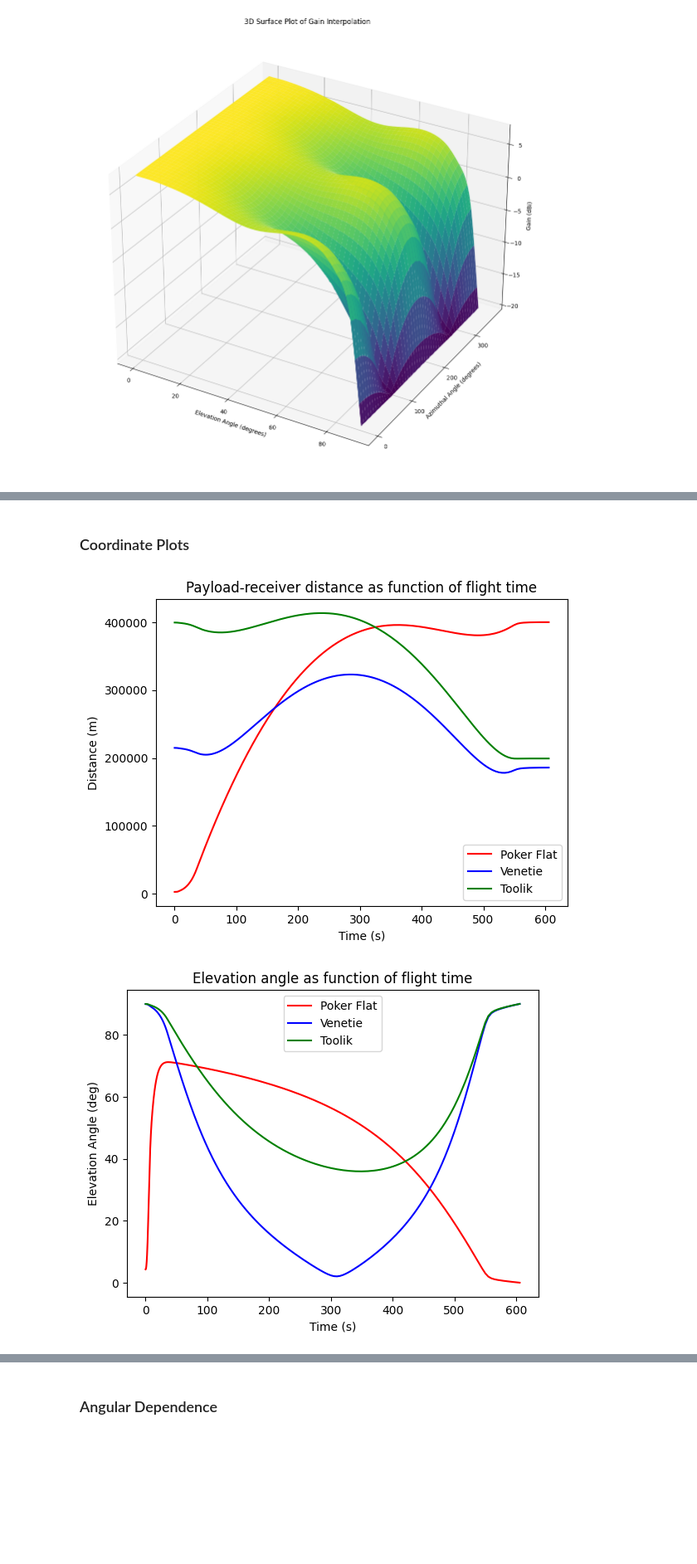
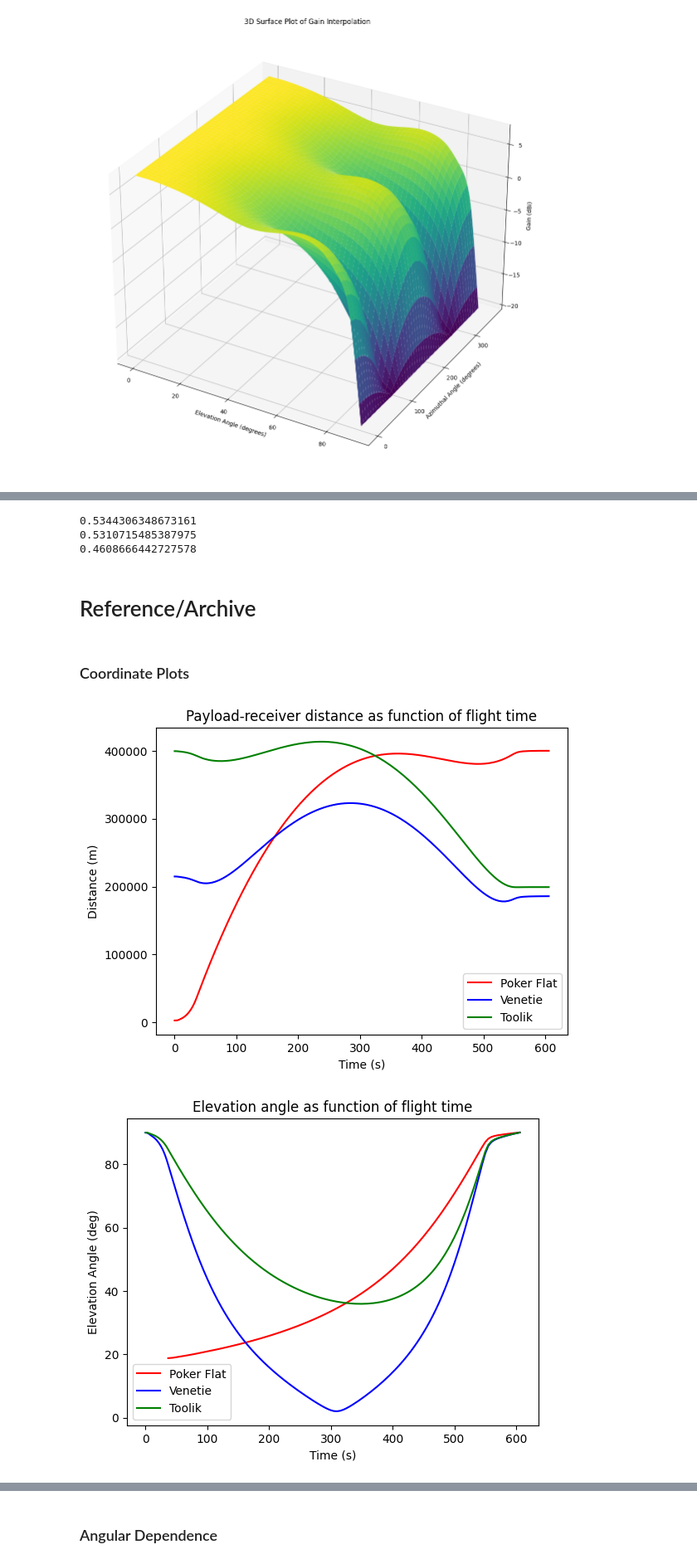
Before and after one commit to swallace23/link_margin, a Jupyter notebook: Link Margin Calculations.ipynb, the cells around one changed output, grey strips where cells are left out. Shown at 83% size. Cells and saved outputs as stored; diff of their text form; code cells hidden in the pictures; blank space fills up the shorter version.

```diff
--- a/Link Margin Calculations.ipynb
+++ b/Link Margin Calculations.ipynb
@@ -202,25 +20,0 @@ plt.show()
-# %%
-## Same idea as examining the effects of changing height along the trajectory -- look at the misalignment between rx and tx antennas and examine dependence
-
-## resetting height parameters to top of the trajectory
-ht_rocket=500.0
-Rrocket = ht_rocket*1.0e3
-if Rrocket_mod is None: R=Rrocket
-Lpath = (4.*np.pi*R*freq/c_speed)
-
-# Changing RX angle misalignmnent
-angle_array = []
-for n in range(0,90,1):
-    angle_array.append(n)
-
-received_array = []
-
-for level_pwr in power_array:
-    received_array_element = []
-    for x in angle_array:
-        rxAng = x
-        txPwr = level_pwr
-        Pwr_rx = (txPwr*(10.0**(Gtx/10.)*np.cos(txAng*np.pi/180.)**2)*(10.0**(Grx/10.)*np.cos(rxAng*np.pi/180.)**2))/Lpath # Received Power in Watts at input to receiver (i.e. without LNA gain)
-        #print(Pwr_rx)
-        received_array_element.append(10*np.log10(Pwr_rx))
-    received_array.append(received_array_element)
@@ -412,7 +119,7 @@ for i, time in enumerate(traj_arraysrt["Time"]):
 	    R_EARTH + altitude, np.pi/2 - np.radians(latitude), np.radians(longitude)
 	)
 	radiipf.append(rpf)
-	thetaspf.append(np.degrees(np.arcsin(altitude/rpf)))
+	thetaspf.append(np.degrees(np.arccos(altitude/rpf)))
 	ppf = np.degrees(ppf)
 	if ppf < 0:
 		ppf += 180
@@ -900,6 +178,8 @@ def rbf_nec_data(signal_data):
 	totals = signal_data['TOTAL'].to_numpy()
 	interp = rbf(list(zip(theta_vals, phi_vals)), totals)
 	return lambda thet, ph: interp(np.array([[thet, ph]])).item()
+#interpolate trajectory data
+
 
 
 nec_data = data_from_excel('10152024_nec_data.xlsx')
@@ -921,12 +201,17 @@ vt_ht2 = []
 pf_ht2 = []
 tl_ht2 = []
 
+#fix thetaspf
+fixed_thetaspf=thetaspf.copy()
+for i in range(np.argmin(fixed_thetaspf)):
+	fixed_thetaspf[i]=np.nan
+
 for phi, theta in zip(phisvt, thetasvt):
 	vtr = rbf_f(theta, phi)
 	vt_rbf.append(vtr)
 	vt_ht15.append(ht15_f(theta, phi))
 	vt_ht2.append(ht2_f(theta, phi))
-for phi, theta in zip(phispf, thetaspf):
+for phi, theta in zip(phispf, fixed_thetaspf):
 	pfr = rbf_f(theta, phi)
 	pf_rbf.append(pfr)
 	pf_ht15.append(ht15_f(theta, phi))
@@ -1011,36 +424,50 @@ plt.show()
+# %%
+# Data
+signif_vt = np.where(signal_diff_vt > 0.5)[0]
+signif_pf = np.where(signal_diff_pf > 0.5)[0]
+signif_tl = np.where(signal_diff_tl > 0.5)[0]
+print(len(signif_vt)/len(signal_diff_vt))
+print(len(signif_pf)/len(signal_diff_pf))
+print(len(signif_tl)/len(signal_diff_tl))
+# %% [output]
+0.5344306348673161
+0.5310715485387975
+0.4608666442727578
+# %% [markdown]
+# Reference/Archive
 # %% [markdown]
 ### Coordinate Plots
 # %%
 # Radius vs time
 plt.plot(times, radiipf, label='Poker Flat', color='red')
 plt.plot(times, radiivt, label='Venetie', color='blue')
 plt.plot(times, radiitl, label='Toolik', color='green')
 plt.title("Payload-receiver distance as function of flight time")
 plt.xlabel("Time (s)")
 plt.ylabel("Distance (m)")
 plt.legend()
 plt.show()
 # Elevation angle vs time
-plt.plot(times, thetaspf, label='Poker Flat', color='red')
+plt.plot(times, fixed_thetaspf, label='Poker Flat', color='red')
 plt.plot(times, thetasvt, label='Venetie', color='blue')
 plt.plot(times, thetastl, label='Toolik', color='green')
 plt.title("Elevation angle as function of flight time")
 plt.xlabel("Time (s)")
 plt.ylabel("Elevation Angle (deg)")
 plt.legend()
 plt.show()
 # Azimuthal angle vs time
 plt.plot(times, phispf, label='Poker Flat', color='red')
 plt.plot(times, phisvt, label='Venetie', color='blue')
 plt.plot(times, phistl, label='Toolik', color='green')
 plt.title("Azimuthal angle as function of flight time")
 plt.xlabel("Time (s)")
 plt.ylabel("Azimuthal Angle (deg)")
 plt.legend()
 plt.show()
 # %% [output]
 [figure]
-[figure, old version]
+[figure, new version]
 [figure]
 # %% [markdown]
 ### Angular Dependence
```
Also changed, not shown: parts of 69 cells of this notebook.
